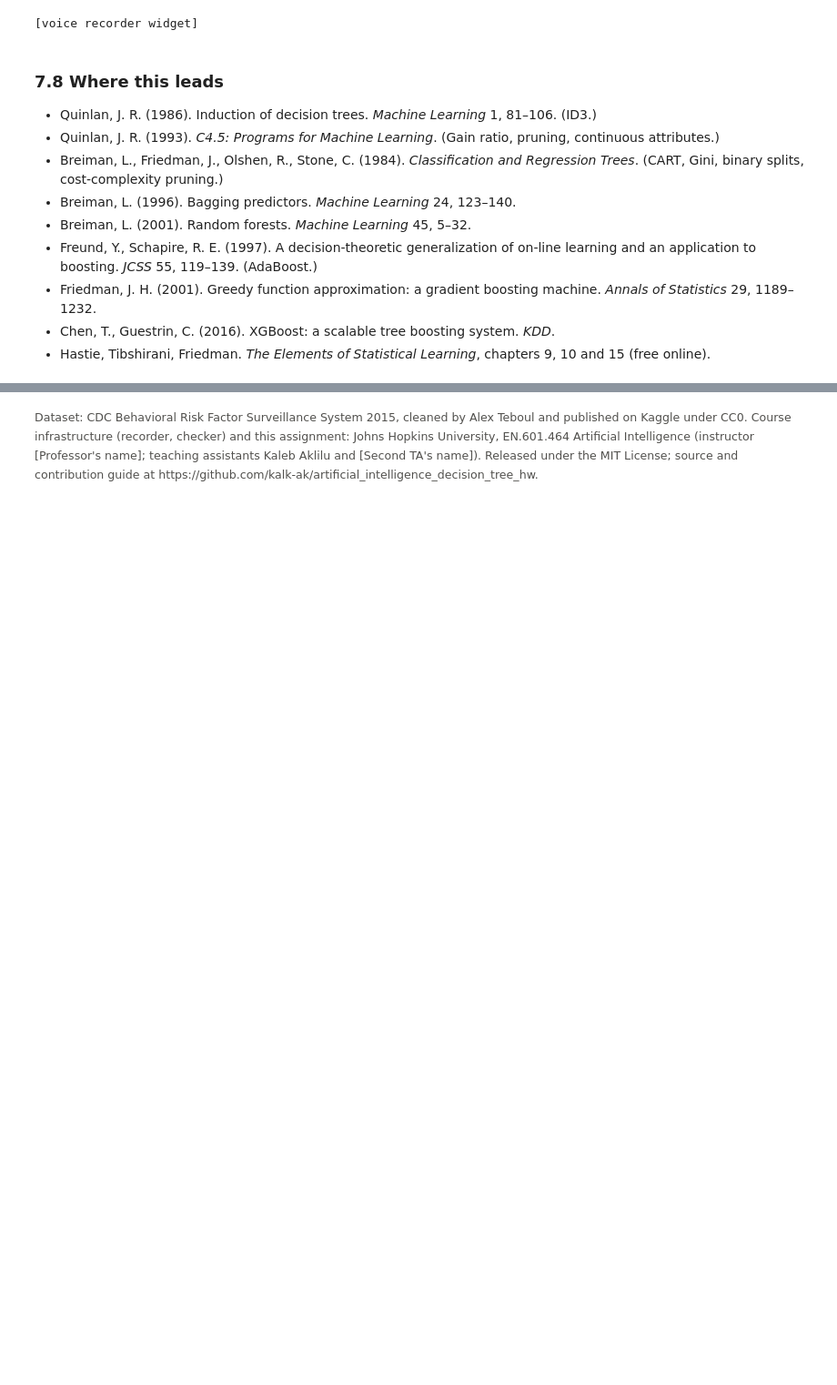
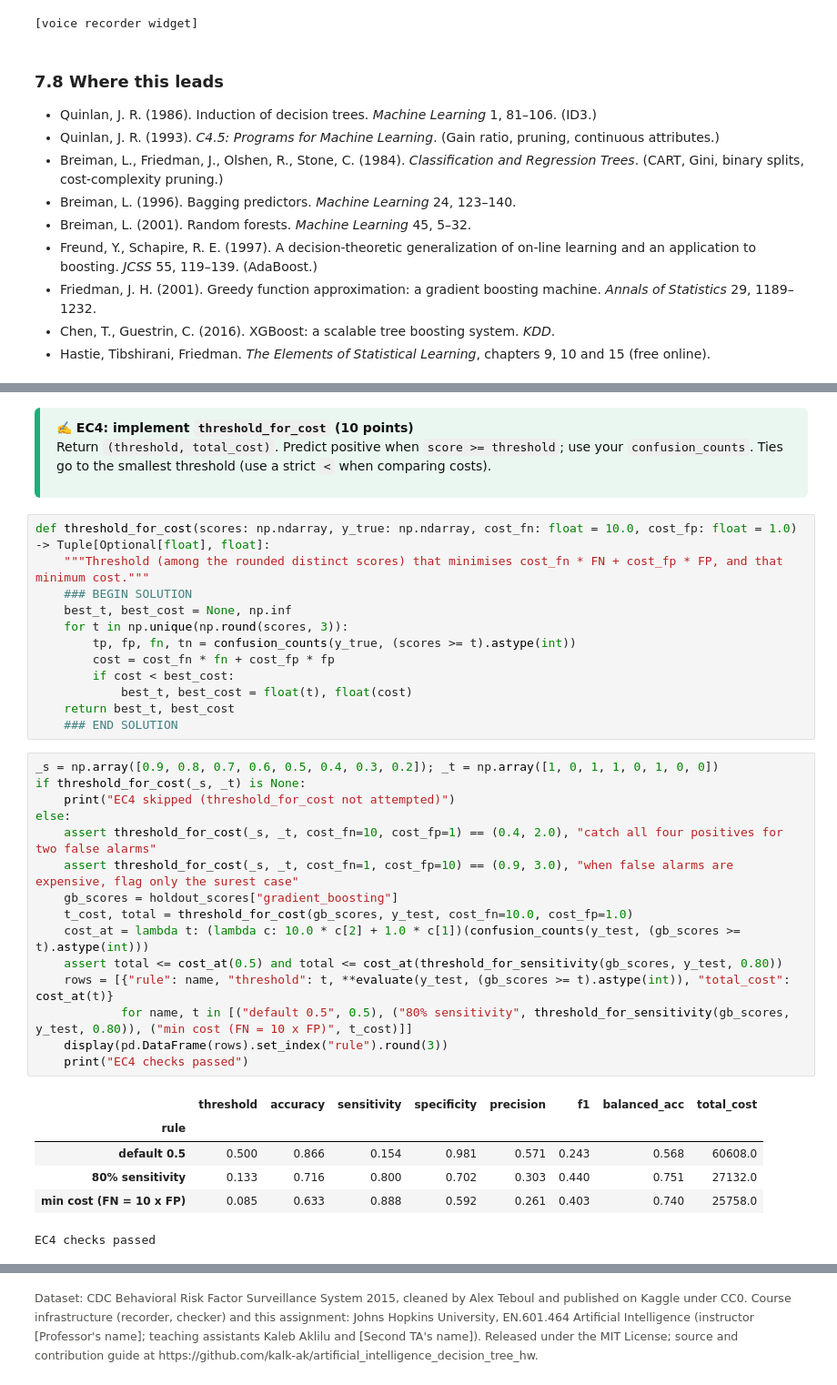
Before and after one commit to kalk-ak/artificial_intelligence_decision_tree_hw, a Jupyter notebook: instructor/project_4_decision_trees_SOLUTION.ipynb, the cells around one changed output, grey strips where cells are left out. Shown at 91% size. Drawn from its saved outputs; the diff is of its cells as text; blank space fills up the shorter version.

```diff
--- a/instructor/project_4_decision_trees_SOLUTION.ipynb
+++ b/instructor/project_4_decision_trees_SOLUTION.ipynb
@@ -2954,0 +3262,40 @@ record_answer("Q19")
+# %% [markdown]
+<div style="background:#eaf7f1; border-left:6px solid #1baf7a; padding:12px 18px; margin:12px 0; border-radius:6px; color:#111;">
+<strong>&#9997;&#65039; EC4: implement <code>threshold_for_cost</code> (10 points)</strong>
+
+Return <code>(threshold, total_cost)</code>. Predict positive when <code>score &gt;= threshold</code>; use your <code>confusion_counts</code>. Ties go to the smallest threshold (use a strict <code>&lt;</code> when comparing costs).
+</div>
+# %%
+def threshold_for_cost(scores: np.ndarray, y_true: np.ndarray, cost_fn: float = 10.0, cost_fp: float = 1.0) -> Tuple[Optional[float], float]:
+    """Threshold (among the rounded distinct scores) that minimises cost_fn * FN + cost_fp * FP, and that minimum cost."""
+    ### BEGIN SOLUTION
+    best_t, best_cost = None, np.inf
+    for t in np.unique(np.round(scores, 3)):
+        tp, fp, fn, tn = confusion_counts(y_true, (scores >= t).astype(int))
+        cost = cost_fn * fn + cost_fp * fp
+        if cost < best_cost:
+            best_t, best_cost = float(t), float(cost)
+    return best_t, best_cost
+    ### END SOLUTION
+# %%
+_s = np.array([0.9, 0.8, 0.7, 0.6, 0.5, 0.4, 0.3, 0.2]); _t = np.array([1, 0, 1, 1, 0, 1, 0, 0])
+if threshold_for_cost(_s, _t) is None:
+    print("EC4 skipped (threshold_for_cost not attempted)")
+else:
+    assert threshold_for_cost(_s, _t, cost_fn=10, cost_fp=1) == (0.4, 2.0), "catch all four positives for two false alarms"
+    assert threshold_for_cost(_s, _t, cost_fn=1, cost_fp=10) == (0.9, 3.0), "when false alarms are expensive, flag only the surest case"
+    gb_scores = holdout_scores["gradient_boosting"]
+    t_cost, total = threshold_for_cost(gb_scores, y_test, cost_fn=10.0, cost_fp=1.0)
+    cost_at = lambda t: (lambda c: 10.0 * c[2] + 1.0 * c[1])(confusion_counts(y_test, (gb_scores >= t).astype(int)))
+    assert total <= cost_at(0.5) and total <= cost_at(threshold_for_sensitivity(gb_scores, y_test, 0.80))
+    rows = [{"rule": name, "threshold": t, **evaluate(y_test, (gb_scores >= t).astype(int)), "total_cost": cost_at(t)}
+            for name, t in [("default 0.5", 0.5), ("80% sensitivity", threshold_for_sensitivity(gb_scores, y_test, 0.80)), ("min cost (FN = 10 x FP)", t_cost)]]
+    display(pd.DataFrame(rows).set_index("rule").round(3))
+    print("EC4 checks passed")
+# %% [output]
+|  | threshold | accuracy | sensitivity | specificity | precision | f1 | balanced_acc | total_cost |
+| rule |  |  |  |  |  |  |  |  |
+| default 0.5 | 0.500 | 0.866 | 0.154 | 0.981 | 0.571 | 0.243 | 0.568 | 60608.0 |
+| 80% sensitivity | 0.133 | 0.716 | 0.800 | 0.702 | 0.303 | 0.440 | 0.751 | 27132.0 |
+| min cost (FN = 10 x FP) | 0.085 | 0.633 | 0.888 | 0.592 | 0.261 | 0.403 | 0.740 | 25758.0 |
+EC4 checks passed
```
Also changed, not shown: parts of 107 cells of this notebook, 8 other files.
